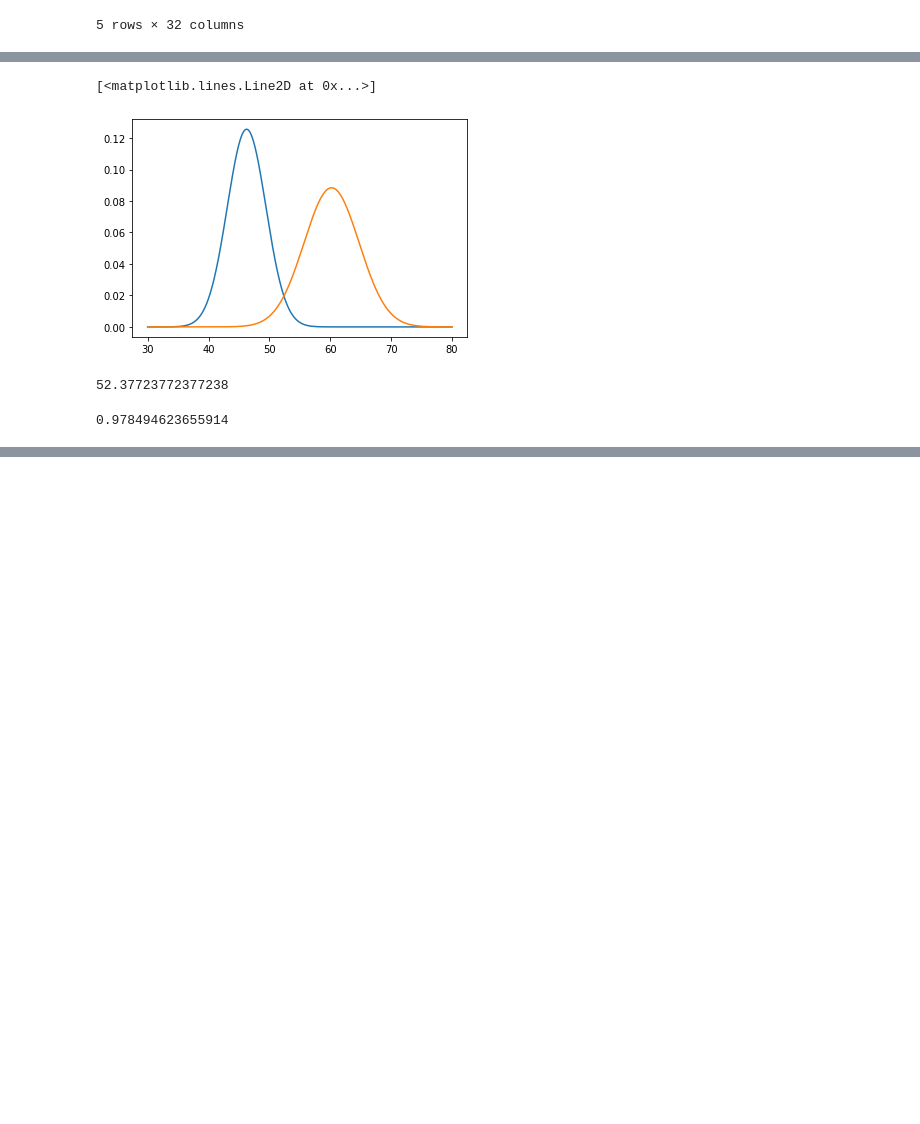
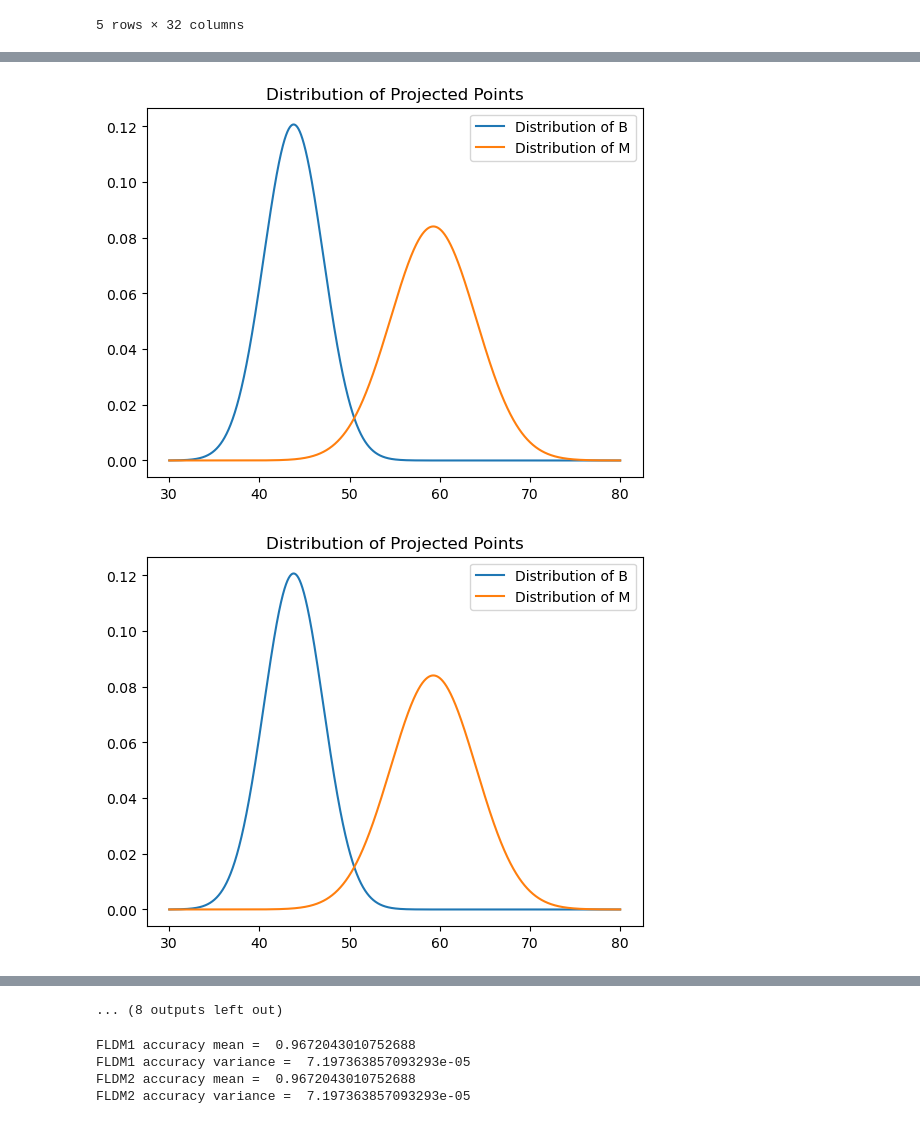
Before and after one commit to shantamsrivastava/Tumor-Classification-A1, a Jupyter notebook: Fischer.ipynb, the cells around one changed output, grey strips where cells are left out. Saved outputs shown, nothing was run; the diff lists cells and outputs as text; code cells hidden in the pictures; blank space fills up the shorter version.

Commit message:
Plotted results of PM and FLDM

```diff
--- a/Fischer.ipynb
+++ b/Fischer.ipynb
@@ -16,7 +19,3 @@ df.head()
 | 3 | 84348301 | M | 11.42 | 20.38 | 77.58 | 386.1 | 0.14250 | ... |
 | 4 | 84358402 | M | 20.29 | 14.34 | 135.10 | 1297.0 | 0.10030 | ... |
 5 rows × 32 columns
-# %%
-initial_data = Data.data_fix(df)
-d1 = Data.dshuffle(initial_data)
-train, test = Data.split(d1)
@@ -62,6 +82,0 @@ z = 1/(m_stdev * np.sqrt(2 * np.pi)) * np.exp(-(x - m_mean)**2 / (2 * m_stdev**2
-# %%
-plt.plot(x,y)
-plt.plot(x,z)
-# %% [output]
-[<matplotlib.lines.Line2D at 0x...>]
-[figure, removed]
@@ -74,5 +83 @@ for i in range(len(y)):
-# %%
-x[boundary]
-# %% [output]
-52.37723772377238
 # %%
@@ -86,19 +112,25 @@ for i in range(len(teclass)):
-# %%
-prediction = []
-
-for i in range(len(proj)):
-    if (proj[i] > x[boundary]):
-        prediction.append('M')
-    else:
-        prediction.append('B')
-
-correct = 0
-
-for i in range(len(prediction)):
-    if (prediction[i] == teclass[i]):
-        correct = correct + 1
-
-accuracy  = correct/len(prediction)
-print(accuracy)
-# %% [output]
-0.978494623655914
+# %%
+accuracy1 = []
+accuracy2 = []
+for i in range(10):
+    initial_data = Data.data_fix(df)
+    d1 = Data.dshuffle(initial_data)
+    train1, test1 = Data.split(d1)
+    c = Data.fshuffle(train1)
+    train2 = copy.deepcopy(train1[c])
+    test2 = copy.deepcopy(test1[c])
+
+    omega1 = fischer_train(train1)
+    bproj1, mproj1 = train_proj(omega1,train1)
+    bound1 = dec_boundary(bproj1,mproj1)
+    acc1 = fischer_test(test1,omega1,bound1)
+    accuracy1.append(acc1)
+
+    omega2 = fischer_train(train2)
+    bproj2, mproj2 = train_proj(omega2,train2)
+    bound2 = dec_boundary(bproj2,mproj2)
+    acc2 = fischer_test(test2,omega2,bound2)
+    accuracy2.append(acc2)
+# %% [output]
+[figure, added]
+[figure, added]
@@ -104,0 +147,11 @@ print(accuracy)
+... (8 outputs left out)
+# %%
+print("FLDM1 accuracy mean = ", np.mean(accuracy1))
+print("FLDM1 accuracy variance = ", np.var(accuracy1))
+print("FLDM2 accuracy mean = ", np.mean(accuracy2))
+print("FLDM2 accuracy variance = ", np.var(accuracy2))
+# %% [output]
+FLDM1 accuracy mean =  0.9672043010752688
+FLDM1 accuracy variance =  7.197363857093293e-05
+FLDM2 accuracy mean =  0.9672043010752688
+FLDM2 accuracy variance =  7.197363857093293e-05
```
Also changed, not shown: parts of 15 cells of this notebook, 11 other files.
